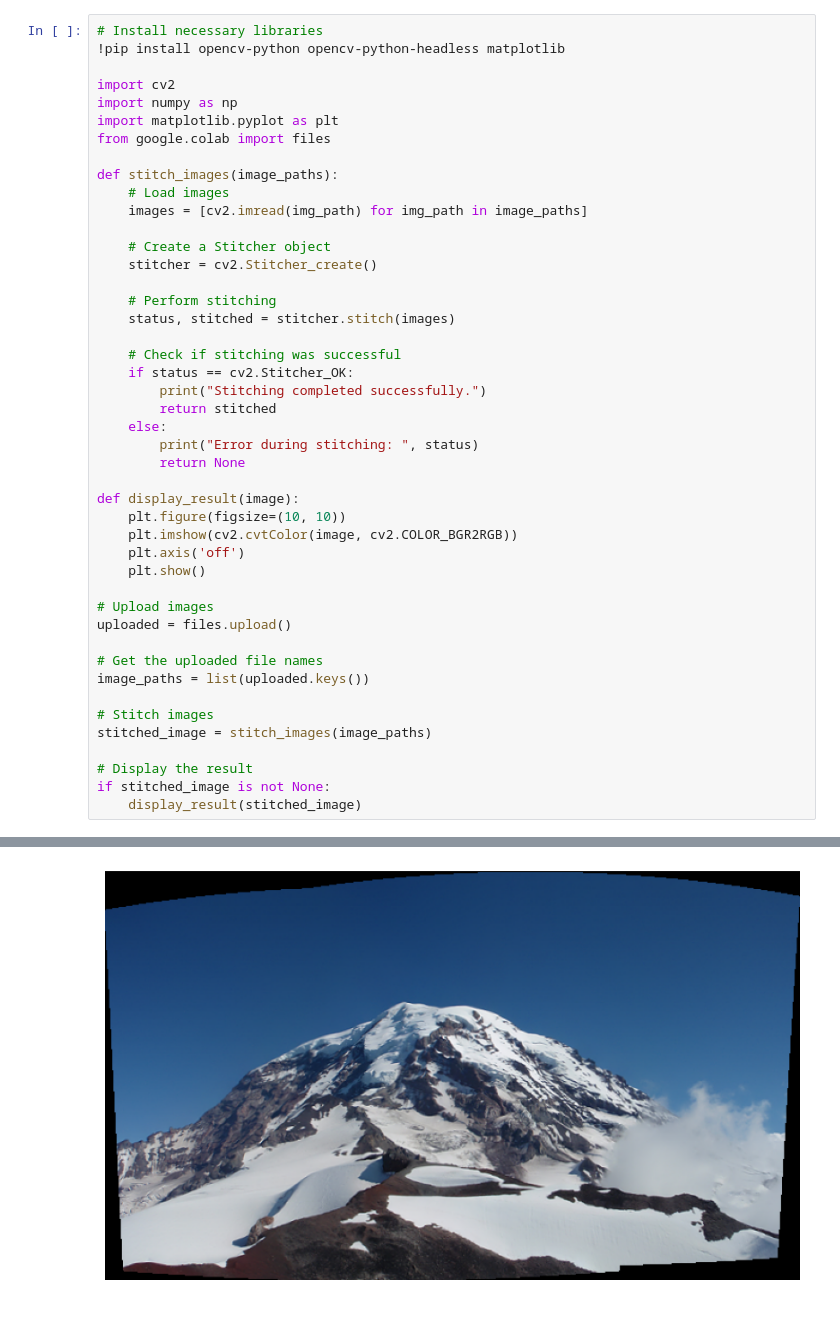
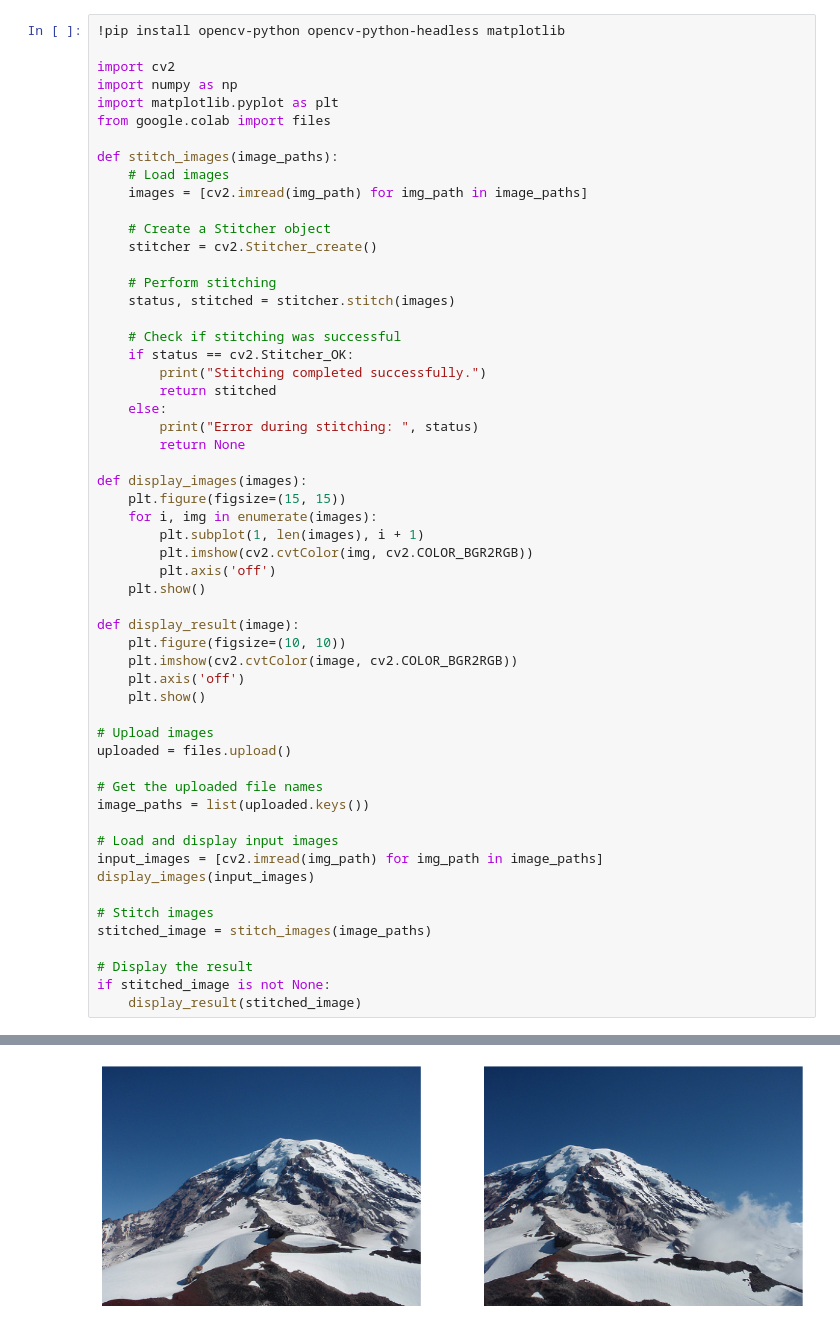
Before and after one commit to UppuluriKalyani/ML-Nexus, a Jupyter notebook: Computer Vision/Image Stitching/panorama.ipynb, the cells around one changed output, grey strips where cells are left out. Saved outputs shown, nothing was run; the diff lists cells and outputs as text.

Commit message:
added plt show for input images

```diff
--- a/Computer Vision/Image Stitching/panorama.ipynb
+++ b/Computer Vision/Image Stitching/panorama.ipynb
@@ -1,5 +1,4 @@
 # %%
-# Install necessary libraries
 !pip install opencv-python opencv-python-headless matplotlib
 
 import cv2
@@ -25,6 +24,14 @@ def stitch_images(image_paths):
         print("Error during stitching: ", status)
         return None
 
+def display_images(images):
+    plt.figure(figsize=(15, 15))
+    for i, img in enumerate(images):
+        plt.subplot(1, len(images), i + 1)
+        plt.imshow(cv2.cvtColor(img, cv2.COLOR_BGR2RGB))
+        plt.axis('off')
+    plt.show()
+
 def display_result(image):
     plt.figure(figsize=(10, 10))
     plt.imshow(cv2.cvtColor(image, cv2.COLOR_BGR2RGB))
@@ -37,6 +44,10 @@ uploaded = files.upload()
 # Get the uploaded file names
 image_paths = list(uploaded.keys())
 
+# Load and display input images
+input_images = [cv2.imread(img_path) for img_path in image_paths]
+display_images(input_images)
+
 # Stitch images
 stitched_image = stitch_images(image_paths)
 
@@ -64 +74 @@ Stitching completed successfully.
-[figure, old version]
+[figure, new version]
```
Also changed, not shown: parts of 1 cell of this notebook.
